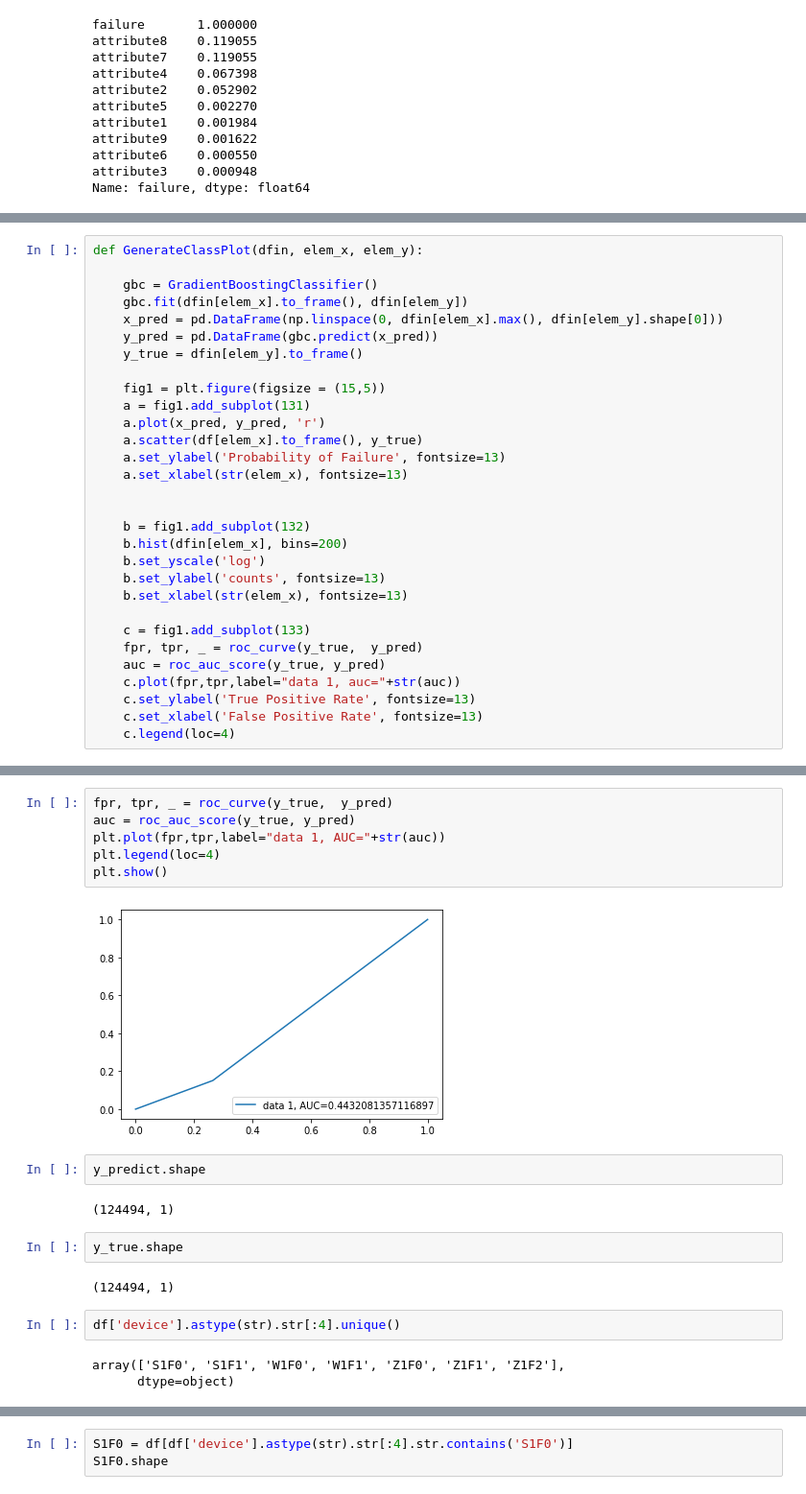
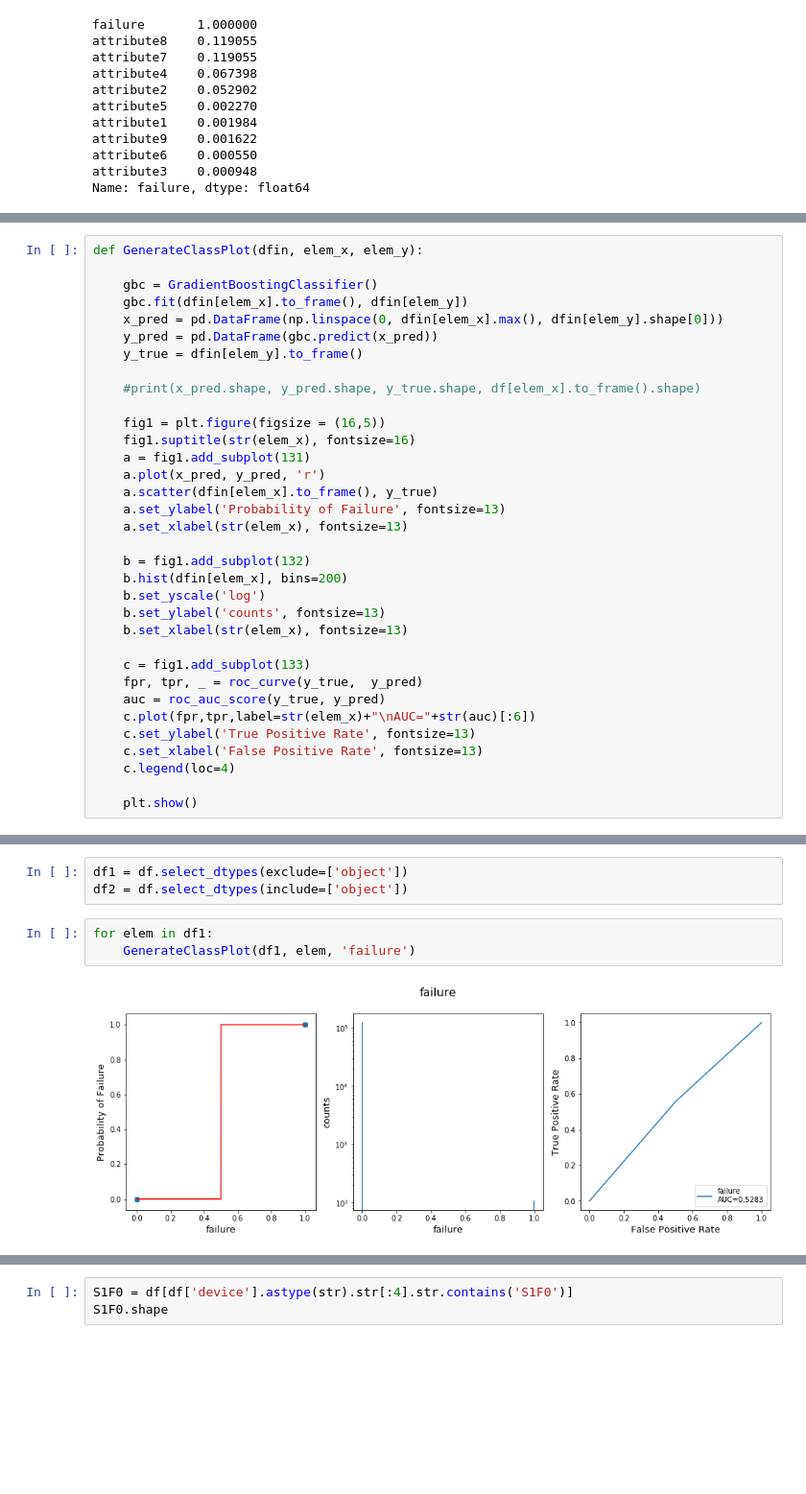
Before and after one commit to miamedra2/Predicting-Device-Failure, a Jupyter notebook: HackDay4/HackDay4.ipynb, the cells around one changed output, grey strips where cells are left out. Shown: that part at 96% size. Drawn from its saved outputs; the diff is of its cells as text; blank space fills up the shorter version.

```diff
--- a/HackDay4/HackDay4.ipynb
+++ b/HackDay4/HackDay4.ipynb
@@ -132,13 +127,15 @@ def GenerateClassPlot(dfin, elem_x, elem_y):
     y_pred = pd.DataFrame(gbc.predict(x_pred))
     y_true = dfin[elem_y].to_frame()
 
-    fig1 = plt.figure(figsize = (15,5))
+    #print(x_pred.shape, y_pred.shape, y_true.shape, df[elem_x].to_frame().shape)
+
+    fig1 = plt.figure(figsize = (16,5))
+    fig1.suptitle(str(elem_x), fontsize=16)
     a = fig1.add_subplot(131)
     a.plot(x_pred, y_pred, 'r')
-    a.scatter(df[elem_x].to_frame(), y_true)
+    a.scatter(dfin[elem_x].to_frame(), y_true)
     a.set_ylabel('Probability of Failure', fontsize=13)
     a.set_xlabel(str(elem_x), fontsize=13)
-
 
     b = fig1.add_subplot(132)
     b.hist(dfin[elem_x], bins=200)
@@ -149,7 +146,9 @@ def GenerateClassPlot(dfin, elem_x, elem_y):
     c = fig1.add_subplot(133)
     fpr, tpr, _ = roc_curve(y_true,  y_pred)
     auc = roc_auc_score(y_true, y_pred)
-    c.plot(fpr,tpr,label="data 1, auc="+str(auc))
+    c.plot(fpr,tpr,label=str(elem_x)+"\nAUC="+str(auc)[:6])
     c.set_ylabel('True Positive Rate', fontsize=13)
     c.set_xlabel('False Positive Rate', fontsize=13)
     c.legend(loc=4)
+
+    plt.show()
@@ -178,21 +155,8 @@ array([[91484, 32904],
-# %%
-fpr, tpr, _ = roc_curve(y_true,  y_pred)
-auc = roc_auc_score(y_true, y_pred)
-plt.plot(fpr,tpr,label="data 1, AUC="+str(auc))
-plt.legend(loc=4)
-plt.show()
-# %% [output]
-[figure, removed]
-# %%
-y_predict.shape
-# %% [output]
-(124494, 1)
-# %%
-y_true.shape
-# %% [output]
-(124494, 1)
-# %%
-df['device'].astype(str).str[:4].unique()
-# %% [output]
-array(['S1F0', 'S1F1', 'W1F0', 'W1F1', 'Z1F0', 'Z1F1', 'Z1F2'],
-      dtype=object)
+# %%
+df1 = df.select_dtypes(exclude=['object'])
+df2 = df.select_dtypes(include=['object'])
+# %%
+for elem in df1:
+    GenerateClassPlot(df1, elem, 'failure')
+# %% [output]
+[figure, added]
```
Also changed, not shown: parts of 25 cells of this notebook.
